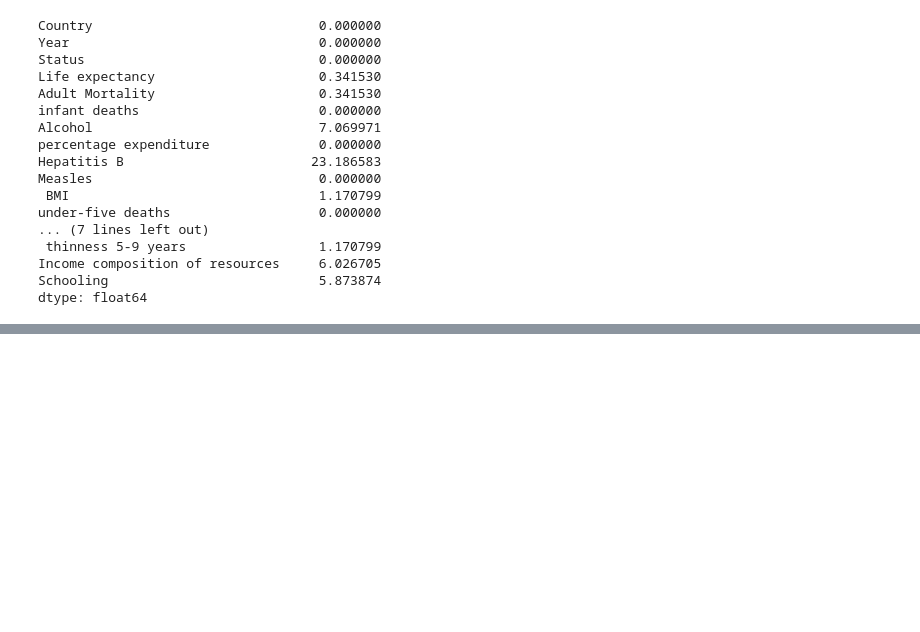
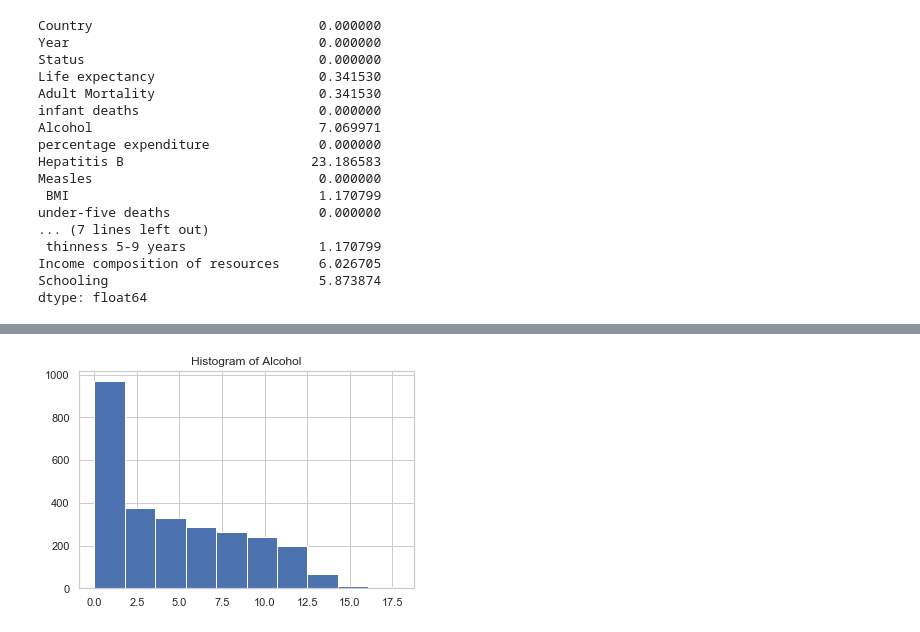
Before and after one commit to irenebratsis/Thinkful, a Jupyter notebook: 17.10 Challenge .ipynb, the cells around one changed output, grey strips where cells are left out. Cells and saved outputs as stored; diff of their text form; code cells hidden in the pictures; blank space fills up the shorter version.

```diff
--- a/17.10 Challenge .ipynb
+++ b/17.10 Challenge .ipynb
@@ -181,3 +116,9 @@ dtype: float64
+# %%
+plt.hist(lifeexpectancy_df["Alcohol"])
+plt.title("Histogram of Alcohol")
+plt.show()
+# %% [output]
+[figure, added]
 # %%
 from scipy.stats import zscore
 import numpy as np
```
Also changed, not shown: parts of 29 cells of this notebook.
